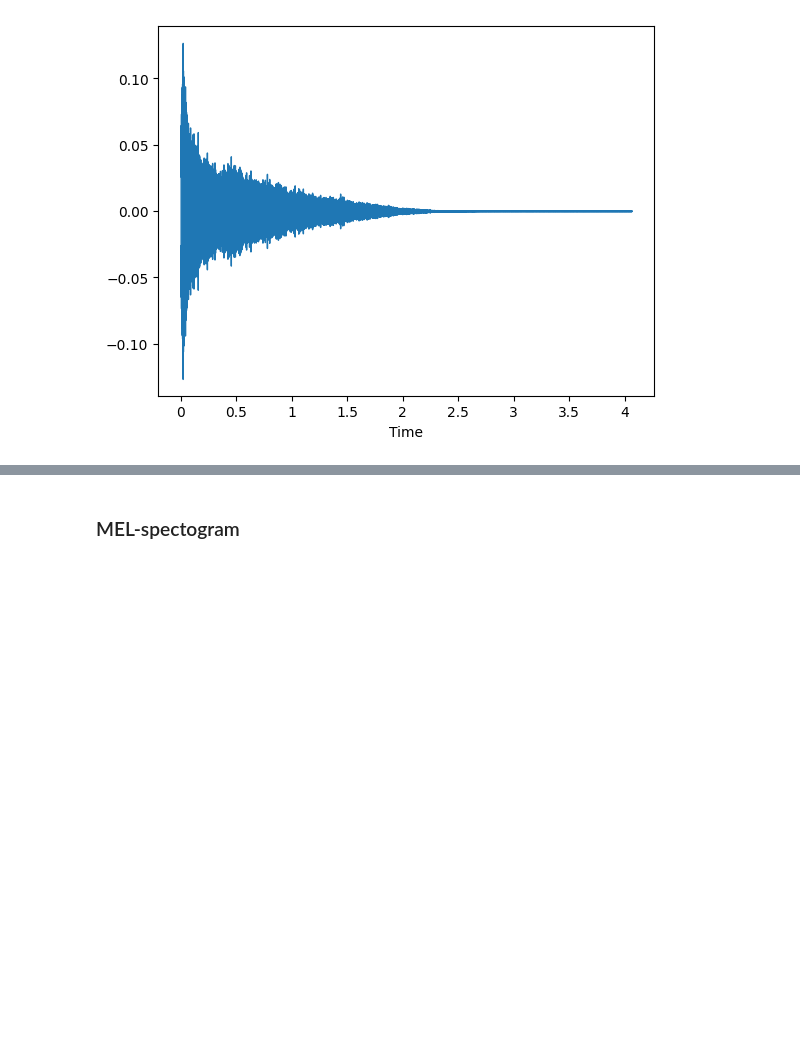
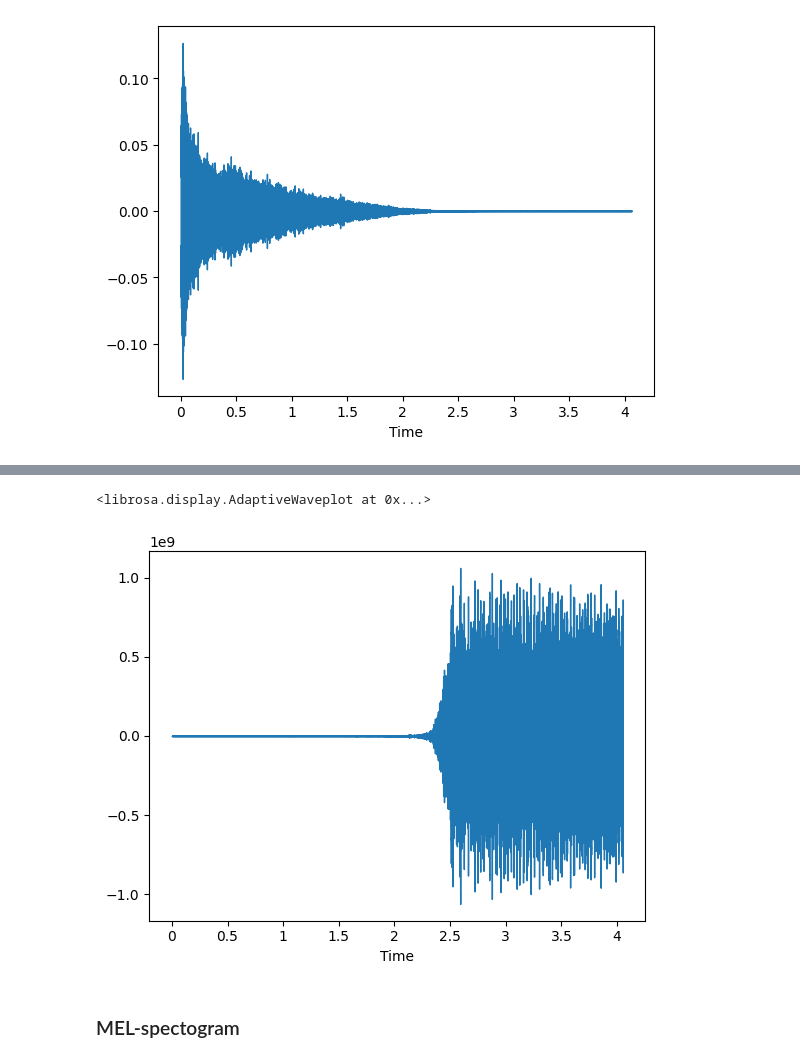
Before and after one commit to PatrikBacko/Bachelor_thesis-Electronic_music, a Jupyter notebook: scripts/librosa_tests/librosa_test.ipynb, the cells around one changed output, grey strips where cells are left out. Drawn from its saved outputs; the diff is of its cells as text; code cells hidden in the pictures; blank space fills up the shorter version.

```diff
--- a/scripts/librosa_tests/librosa_test.ipynb
+++ b/scripts/librosa_tests/librosa_test.ipynb
@@ -80,0 +89,11 @@ lb.display.waveshow(wave_from_mfcc, sr=wave_info.samplerate)
+# %%
+variance = 1.5
+# noise = np.random.normal(0, variance, mfcc_features.shape)
+noise = np.outer(np.random.normal(0, variance, mfcc_features.shape[0]), np.ones((1, mfcc_features.shape[1]))).astype(np.float32)
+# mfcc_features_noised = mfcc_features + noise
+mfcc_features_noised = mfcc_features * (1 + noise)
+# lb.display.specshow(mfcc_features_noised, sr=wave_info.samplerate)
+lb.display.specshow(mfcc_features, sr=wave_info.samplerate)
+
+
+noised_wave_from_mfcc = lb.feature.inverse.mfcc_to_audio(mfcc_features_noised, sr= wave_info.samplerate, n_mels=128, n_fft=2048, hop_length=512, lifter=0, dct_type=3)
@@ -80,0 +103,5 @@ lb.display.waveshow(wave_from_mfcc, sr=wave_info.samplerate)
+# %%
+lb.display.waveshow(noised_wave_from_mfcc, sr=wave_info.samplerate)
+# %% [output]
+<librosa.display.AdaptiveWaveplot at 0x...>
+[figure, added]
```
Also changed, not shown: parts of 13 cells of this notebook, 3 other files.
